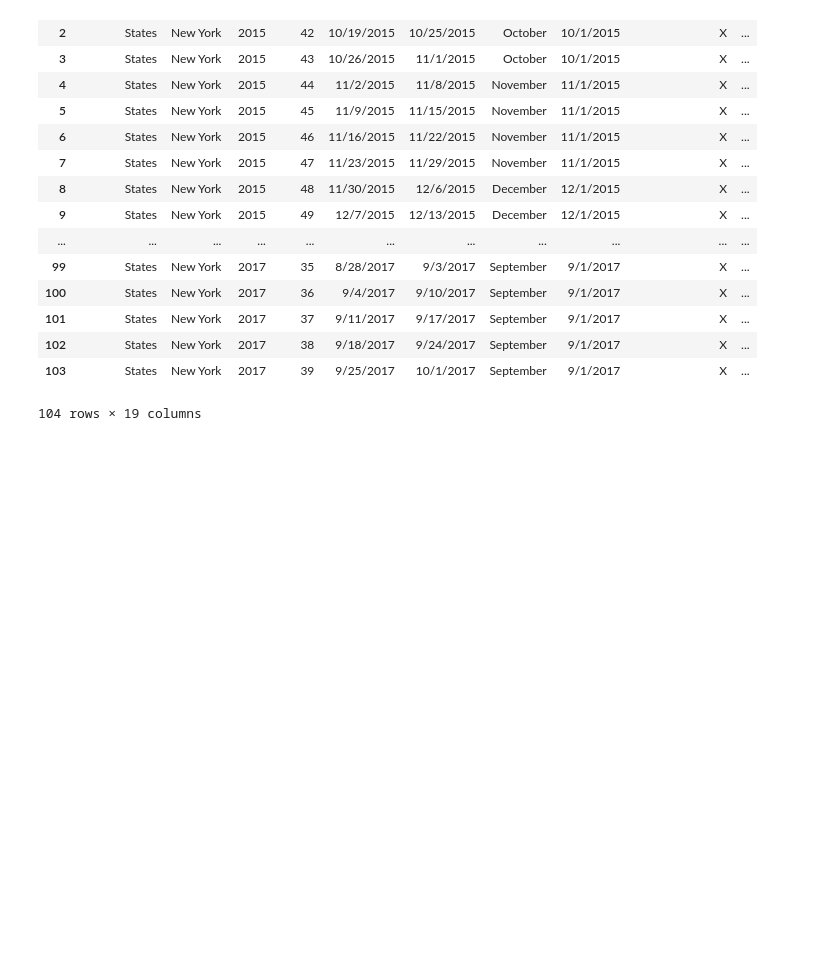
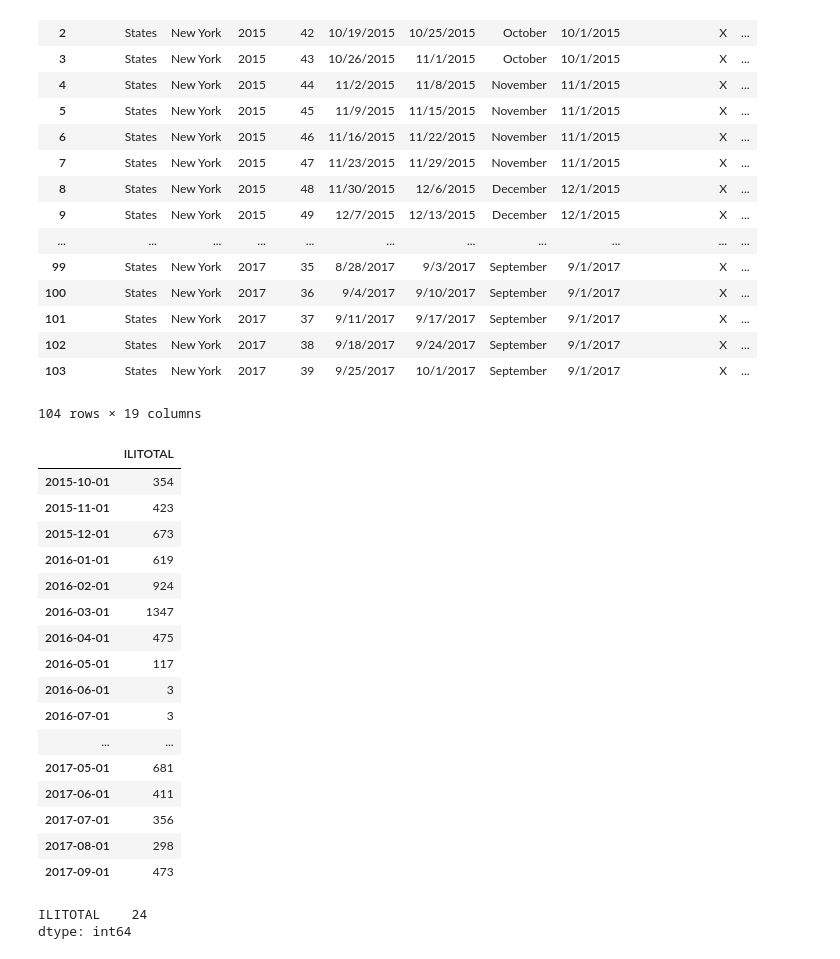
Before and after one commit to giolee88/FluTracker, a Jupyter notebook: Code/Flu_Incident_Records.ipynb, the cells around one changed output. Drawn from its saved outputs; the diff is of its cells as text; code cells hidden in the pictures; blank space fills up the shorter version.

```diff
--- a/Code/Flu_Incident_Records.ipynb
+++ b/Code/Flu_Incident_Records.ipynb
@@ -29,3 +29,34 @@ file_df
 | 102 | States | New York | 2017 | 38 | 9/18/2017 | 9/24/2017 | September | 9/1/2017 | X | ... |
 | 103 | States | New York | 2017 | 39 | 9/25/2017 | 10/1/2017 | September | 9/1/2017 | X | ... |
 104 rows × 19 columns
+# %%
+ili_groupby = file_df.groupby(['MoY'])
+sum_ili = pd.DataFrame(ili_groupby['ILITOTAL'].sum())
+sum_ili.index = sum_ili.index.to_datetime()
+sorted_ili = sum_ili.sort_index(ascending=True)
+#sorted = sum_ili.sort_values("MoY", ascending=True)
+# %%
+sorted_ili
+# %% [output]
+|  | ILITOTAL |
+| 2015-10-01 | 354 |
+| 2015-11-01 | 423 |
+| 2015-12-01 | 673 |
+| 2016-01-01 | 619 |
+| 2016-02-01 | 924 |
+| 2016-03-01 | 1347 |
+| 2016-04-01 | 475 |
+| 2016-05-01 | 117 |
+| 2016-06-01 | 3 |
+| 2016-07-01 | 3 |
+| ... | ... |
+| 2017-05-01 | 681 |
+| 2017-06-01 | 411 |
+| 2017-07-01 | 356 |
+| 2017-08-01 | 298 |
+| 2017-09-01 | 473 |
+# %%
+sorted_ili.count()
+# %% [output]
+ILITOTAL    24
+dtype: int64
```
Also changed, not shown: 3 other files.
